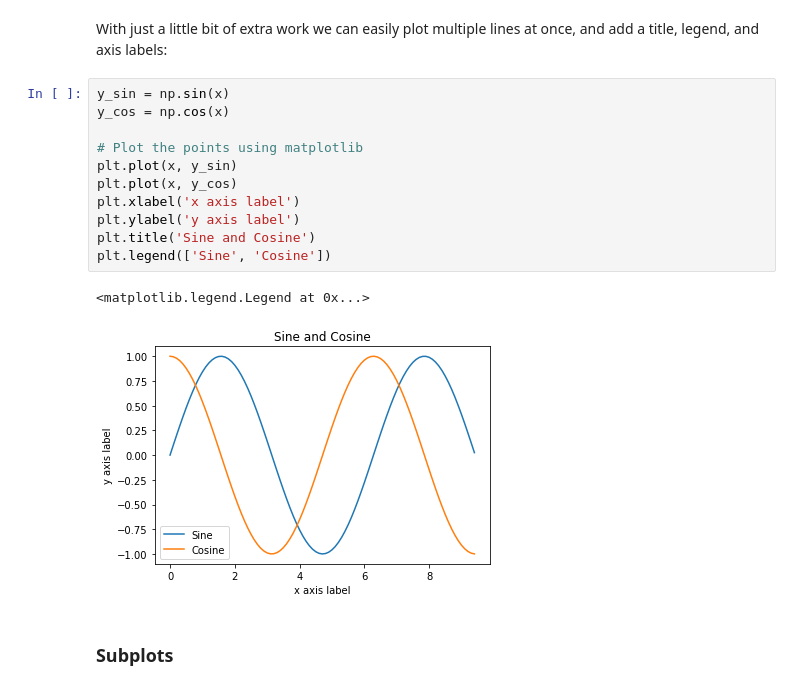
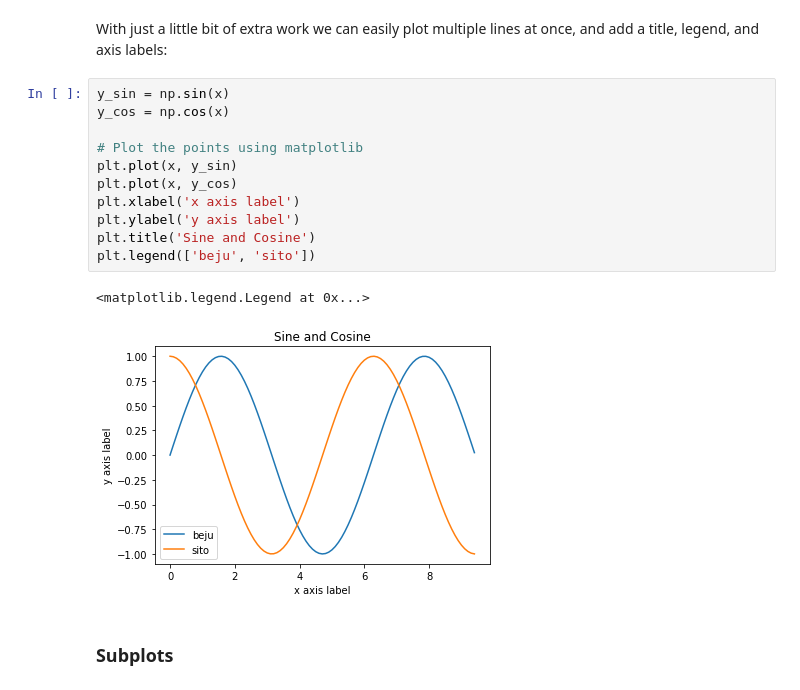
Before and after one commit to julianfbeck/ML-Uebungen, a Jupyter notebook: Aufgabenblatt 1/Aufgabenblatt 1b - Python for Machine Learning - PyData Stack - Exercise.ipynb, the cells around one changed output. Saved outputs shown, nothing was run; the diff lists cells and outputs as text.

```diff
--- a/Aufgabenblatt 1/Aufgabenblatt 1b - Python for Machine Learning - PyData Stack - Exercise.ipynb
+++ b/Aufgabenblatt 1/Aufgabenblatt 1b - Python for Machine Learning - PyData Stack - Exercise.ipynb
@@ -613,17 +751,17 @@ With just a little bit of extra work we can easily plot multiple lines at once,
 # %%
 y_sin = np.sin(x)
 y_cos = np.cos(x)
 
 # Plot the points using matplotlib
 plt.plot(x, y_sin)
 plt.plot(x, y_cos)
 plt.xlabel('x axis label')
 plt.ylabel('y axis label')
 plt.title('Sine and Cosine')
-plt.legend(['Sine', 'Cosine'])
+plt.legend(['beju', 'sito'])
 # %% [output]
 <matplotlib.legend.Legend at 0x...>
-[figure, old version]
+[figure, new version]
 # %% [markdown]
 ### Subplots
 # %% [markdown]
```
Also changed, not shown: parts of 55 cells of this notebook, 2 other files.
